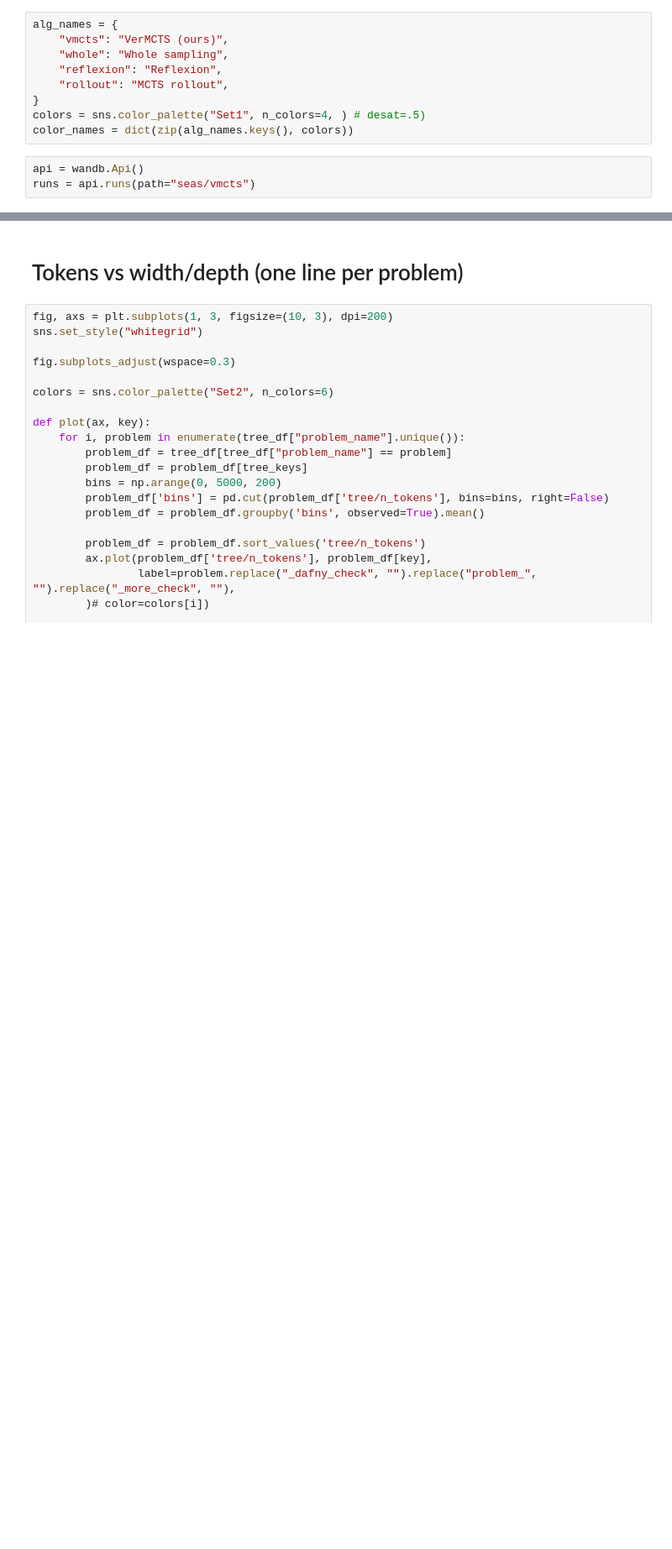
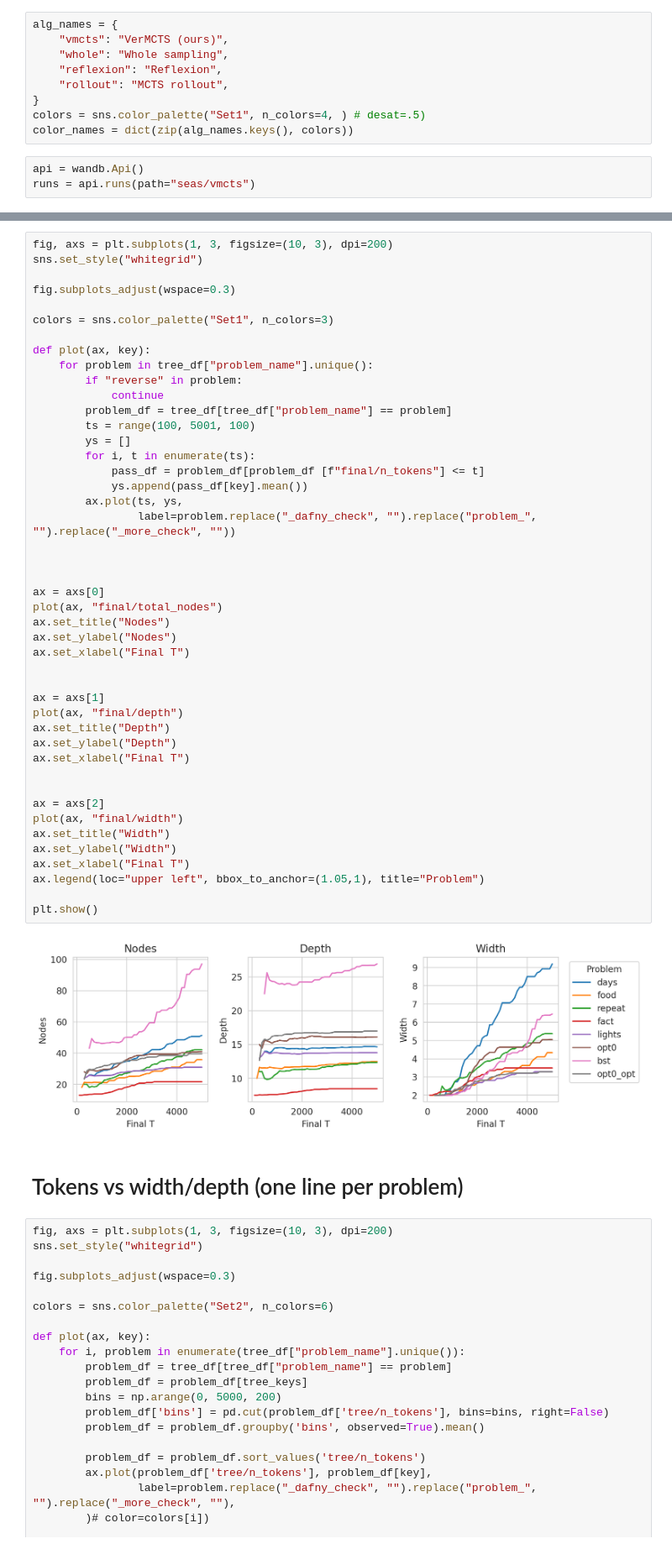
Before and after one commit to namin/llm-verified-with-monte-carlo-tree-search, a Jupyter notebook: notebooks/tree_stats.ipynb, the cells around one changed output, grey strips where cells are left out. Shown at 84% size. Saved outputs shown, nothing was run; the diff lists cells and outputs as text; blank space fills up the shorter version.

```diff
--- a/notebooks/tree_stats.ipynb
+++ b/notebooks/tree_stats.ipynb
@@ -73,3 +125,50 @@ len(tree_df)
+# %%
+fig, axs = plt.subplots(1, 3, figsize=(10, 3), dpi=200)
+sns.set_style("whitegrid")
+
+fig.subplots_adjust(wspace=0.3)
+
+colors = sns.color_palette("Set1", n_colors=3)
+
+def plot(ax, key):
+    for problem in tree_df["problem_name"].unique():
+        if "reverse" in problem:
+            continue
+        problem_df = tree_df[tree_df["problem_name"] == problem]
+        ts = range(100, 5001, 100)
+        ys = []
+        for i, t in enumerate(ts):
+            pass_df = problem_df[problem_df [f"final/n_tokens"] <= t]
+            ys.append(pass_df[key].mean())
+        ax.plot(ts, ys,
+                label=problem.replace("_dafny_check", "").replace("problem_", "").replace("_more_check", ""))
+
+
+
+ax = axs[0]
+plot(ax, "final/total_nodes")
+ax.set_title("Nodes")
+ax.set_ylabel("Nodes")
+ax.set_xlabel("Final T")
+
+
+ax = axs[1]
+plot(ax, "final/depth")
+ax.set_title("Depth")
+ax.set_ylabel("Depth")
+ax.set_xlabel("Final T")
+
+
+ax = axs[2]
+plot(ax, "final/width")
+ax.set_title("Width")
+ax.set_ylabel("Width")
+ax.set_xlabel("Final T")
+ax.legend(loc="upper left", bbox_to_anchor=(1.05,1), title="Problem")
+
+plt.show()
+# %% [output]
+[figure, added]
 # %% [markdown]
 # Tokens vs width/depth (one line per problem)
 # %%
```
Also changed, not shown: parts of 10 cells of this notebook, 15 other files.
